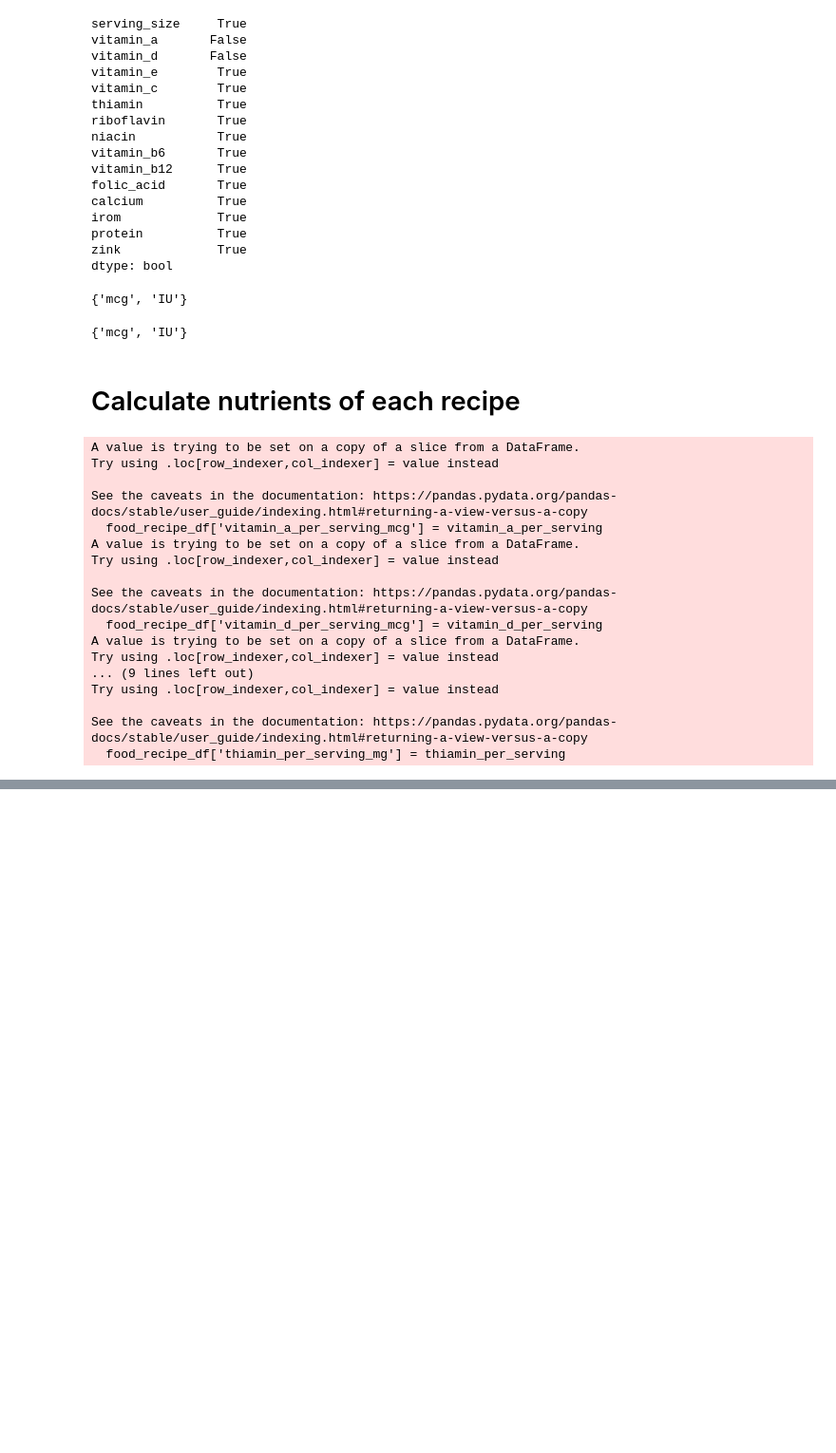
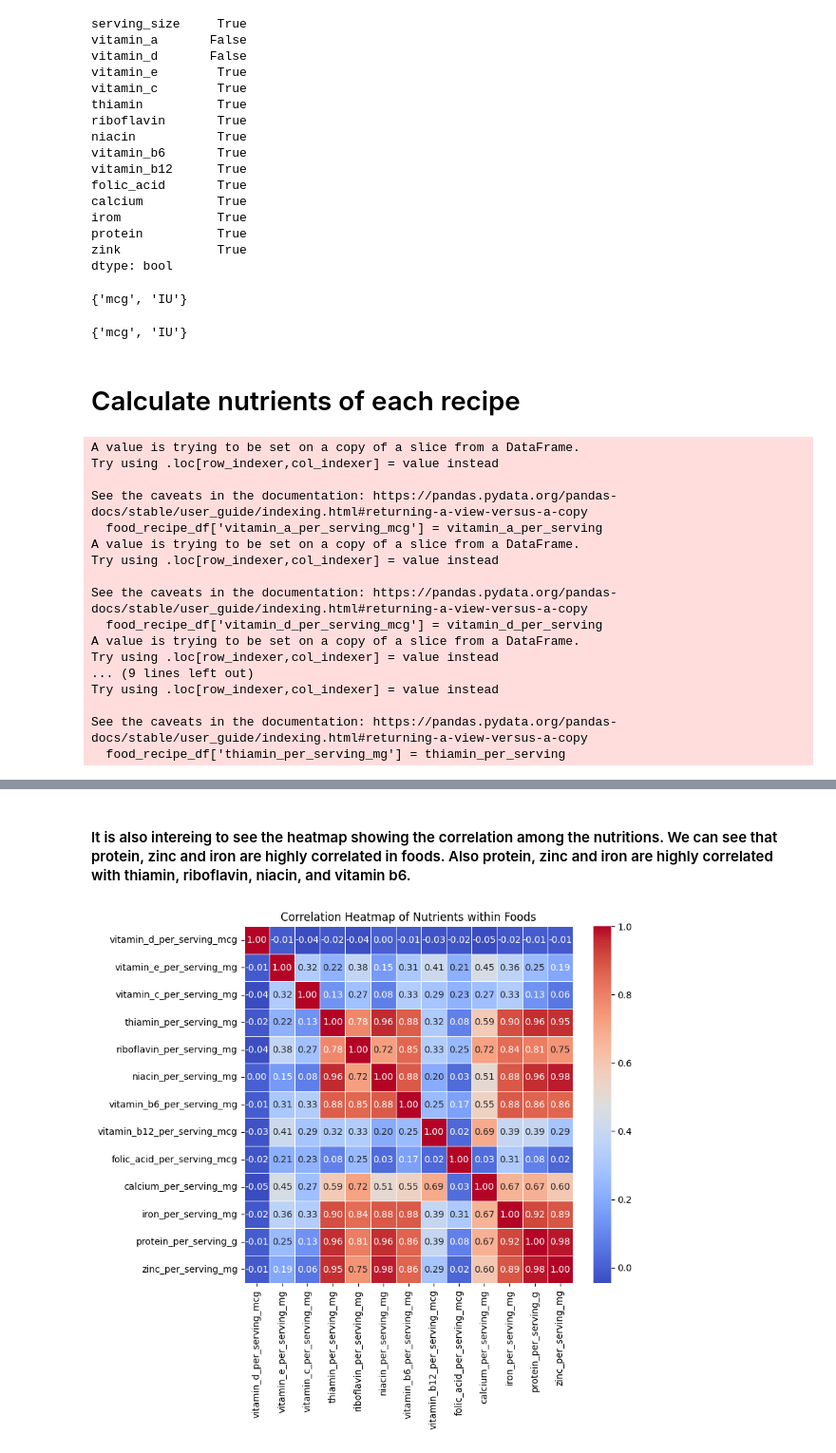
Before and after one commit to Xinyue215/gestational_healthsnap, a Jupyter notebook: Food_nutrition.ipynb, the cells around one changed output, grey strips where cells are left out. Shown: that part at 95% size. Saved outputs shown, nothing was run; the diff lists cells and outputs as text; code cells hidden in the pictures; blank space fills up the shorter version.

```diff
--- a/Food_nutrition.ipynb
+++ b/Food_nutrition.ipynb
@@ -634,0 +666,17 @@ final_df.to_csv('final_df.csv')
+# %% [markdown]
+#### It is also intereing to see the heatmap showing the correlation among the nutritions. We can see that protein, zinc and iron are highly correlated in foods. Also protein, zinc and iron are highly correlated with thiamin, riboflavin, niacin, and vitamin b6.
+# %%
+import seaborn as sns
+
+
+# Calculate the correlation matrix
+correlation_matrix = final_df.iloc[:, 2:].corr()
+
+plt.figure(figsize=(8, 7))
+
+sns.heatmap(correlation_matrix, annot=True, cmap='coolwarm', fmt=".2f", linewidths=0.5)
+
+plt.title('Correlation Heatmap of Nutrients within Foods')
+plt.show()
+# %% [output]
+[figure, added]
```
Also changed, not shown: parts of 5 cells of this notebook, 1 other file.
